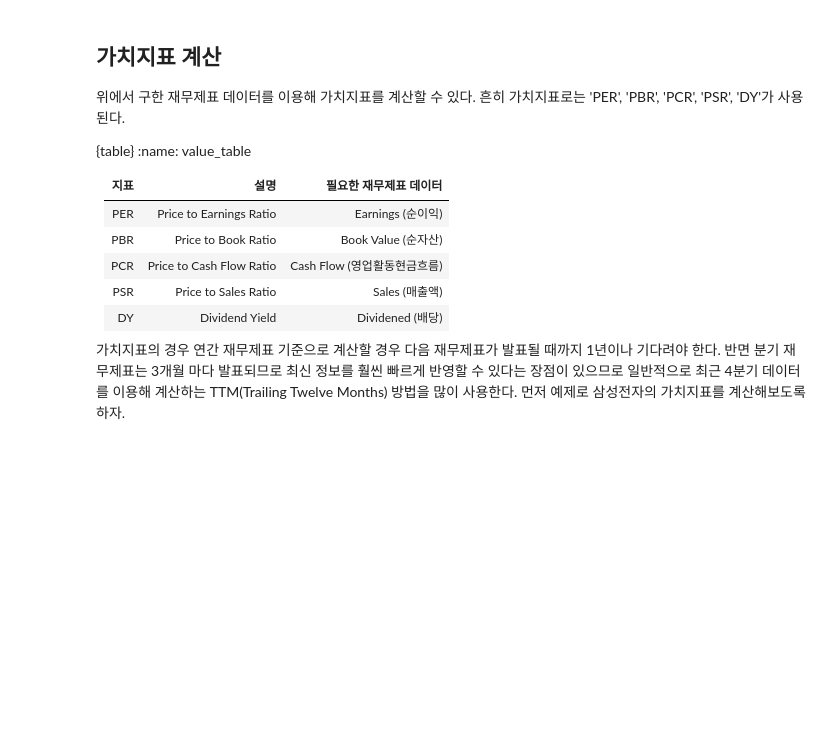
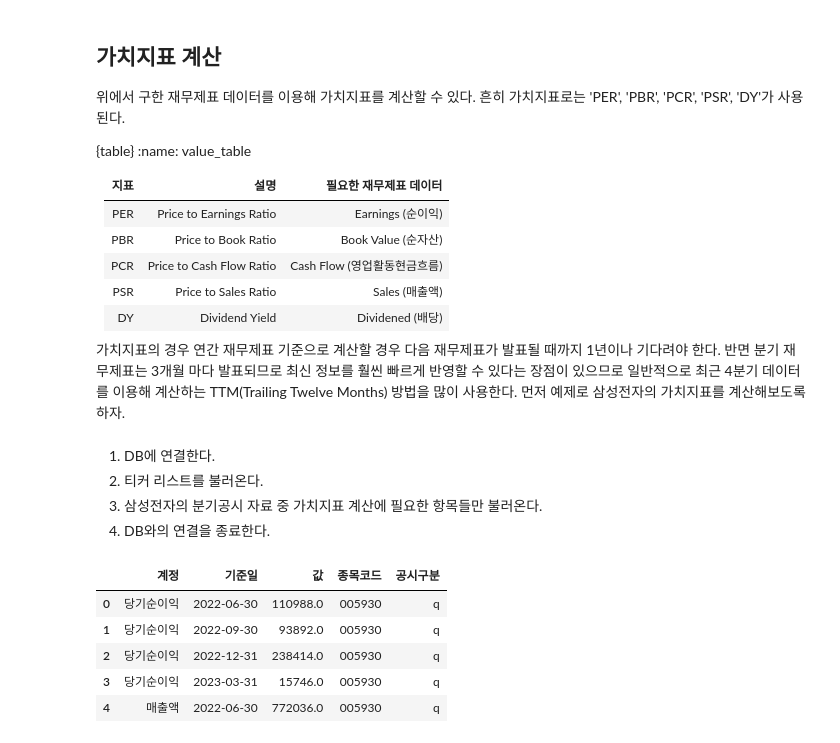
Before and after one commit to Superpowerssonic/yahoofinance, a Jupyter notebook: 국내주식데이터수집.ipynb, the cells around one changed output. Cells and saved outputs as stored; diff of their text form; code cells hidden in the pictures; blank space fills up the shorter version.

```diff
--- a/국내주식데이터수집.ipynb
+++ b/국내주식데이터수집.ipynb
@@ -1105,0 +1194,53 @@ ticker_list.head()
+# %%
+# 패키지 불러오기
+# from sqlalchemy import create_engine
+# import pandas as pd
+
+# DB 연결
+con = pymysql.connect(user='root',
+                      passwd='dowksi123!@#',
+                      host='127.0.0.1',
+                      db='stock_db',
+                      charset='utf8')
+
+mycursor = con.cursor()
+
+query = """
+select * from kor_ticker
+where 기준일 = (select max(기준일) from kor_ticker)
+	and 종목구분 = '보통주';
+"""
+
+
+
+# 삼성전자 분기 재무제표
+sample_fs = """
+select * from kor_fs
+where 공시구분 = 'q'
+and 종목코드 = '005930'
+and 계정 in ('종목코드' , '당기순이익', '자본', '영업활동으로인한현금흐름', '매출액');
+"""
+
+mycursor.execute(sample_fs)  # excute를 통해 query를 data 변수 로 보내게됨
+data1 = mycursor.fetchall()  # fetchall()  서버로부터 data를 가져옴
+con.close() # 데이터베이스와의 연결을 종료
+
+data1
+sample_fs = pd.DataFrame(data1)
+sample_fs.columns=['계정','기준일','값','종목코드','공시구분']
+# %% [markdown]
+1. DB에 연결한다.
+2. 티커 리스트를 불러온다.
+3. 삼성전자의 분기공시 자료 중 가치지표 계산에 필요한 항목들만 불러온다.
+4. DB와의 연결을 종료한다.
+# %%
+sample_fs = sample_fs.sort_values(['종목코드', '계정', '기준일'])
+
+sample_fs.head()
+# %% [output]
+|  | 계정 | 기준일 | 값 | 종목코드 | 공시구분 |
+| 0 | 당기순이익 | 2022-06-30 | 110988.0 | 005930 | q |
+| 1 | 당기순이익 | 2022-09-30 | 93892.0 | 005930 | q |
+| 2 | 당기순이익 | 2022-12-31 | 238414.0 | 005930 | q |
+| 3 | 당기순이익 | 2023-03-31 | 15746.0 | 005930 | q |
+| 4 | 매출액 | 2022-06-30 | 772036.0 | 005930 | q |
```
Also changed, not shown: parts of 56 cells of this notebook.
